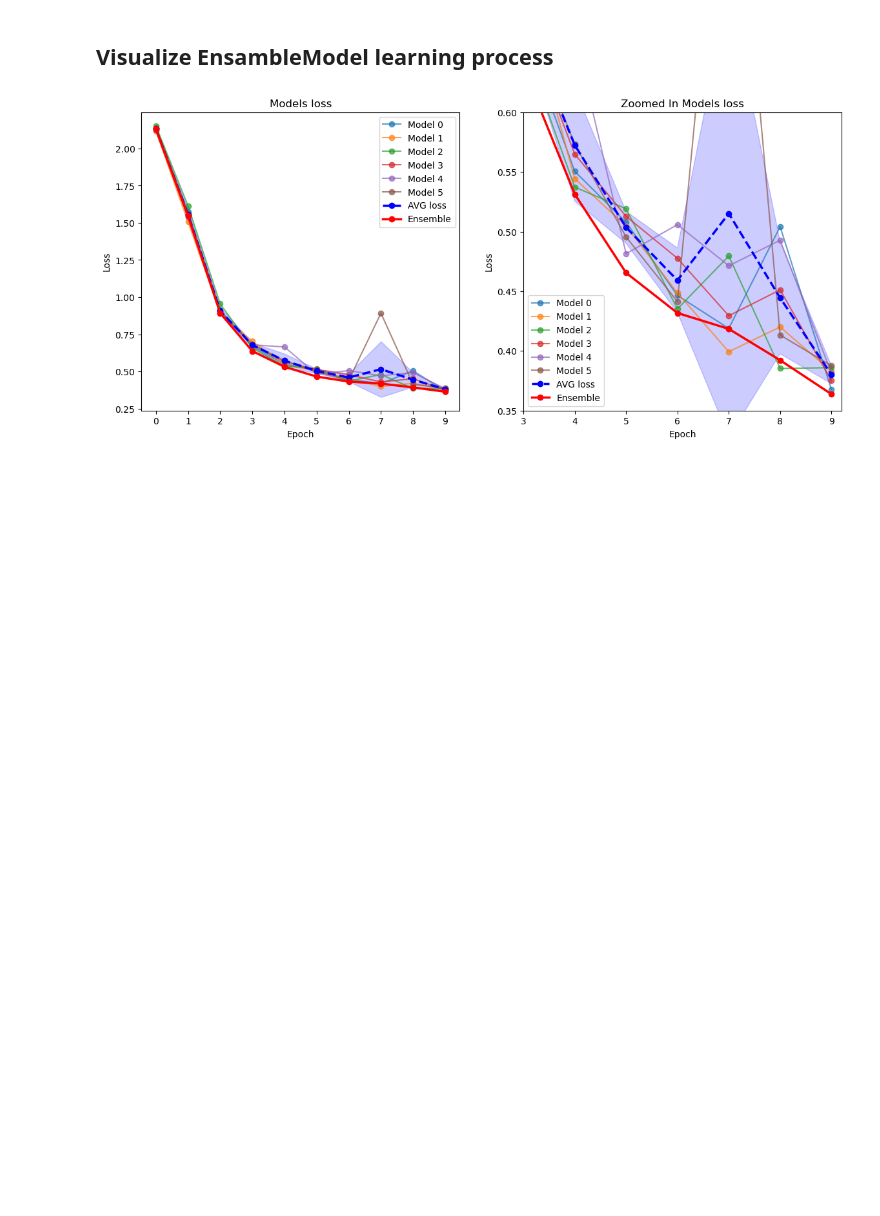
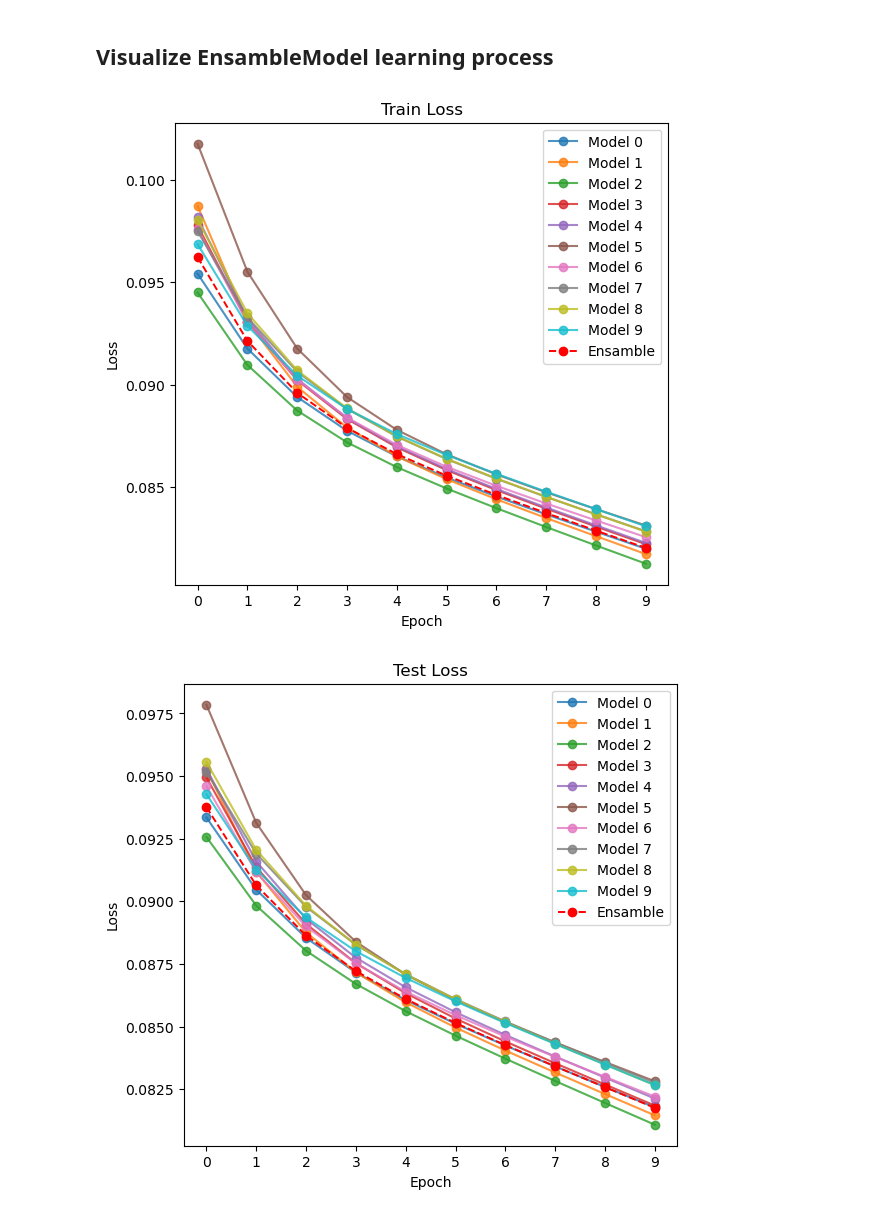
Before and after one commit to KrystianJachna/ml2024-25, a Jupyter notebook: experiments/ensamble_model.ipynb, the cells around one changed output. Drawn from its saved outputs; the diff is of its cells as text; code cells hidden in the pictures; blank space fills up the shorter version.

```diff
--- a/experiments/ensamble_model.ipynb
+++ b/experiments/ensamble_model.ipynb
@@ -214,6 +233,8 @@ plot_models_loss(models_loss_list, zoomed_in=True)
 # %% [markdown]
 ## Now let's focus on training models including EnsambleModel
 # %%
+from typing import List
+
 class EnsambleModel(nn.Module):
     def __init__(self, model_list):
         super().__init__()
@@ -222,4 +243,9 @@ class EnsambleModel(nn.Module):
     def forward(self, x: torch.Tensor) -> torch.Tensor:
         outputs = [model(x) for model in self.model_list]
         return torch.stack(outputs, dim=2).mean(dim=2)
+
+    @staticmethod
+    def calculate_loss(models_preds: List[torch.Tensor], target: torch.Tensor, loss_fn: nn.Module) -> float:
+        ensamble_pred = torch.stack(models_preds, dim=2).mean(dim=2)
+        return loss_fn(ensamble_pred, target).item()
 # %%
@@ -238,12 +255,32 @@ ensamble_model_loss = list()
+# %%
+train_losses = [list() for _ in range(MODELS_NUM + 1)]
+test_losses = [list() for _ in range(MODELS_NUM + 1)]
+test_accuracies = [list() for _ in range(MODELS_NUM + 1)]
 # %%
+all_labels = torch.cat([y.to(device) for _, y in train_loader])
+all_labels = F.one_hot(all_labels, num_classes=10).float()
+
 for t in range(epochs):
-    print(f"Epoch {t+1}\n-------------------------------")
-    for i, (model, optimizer) in enumerate(zip(models_list, optimizers_list)):
-        print(f"\tModel #{i+1}\n")
-        train(train_loader, model, optimizer, loss_fn)
-        models_loss_list[i].append(test(test_loader, model, loss_fn))
-    print(f"\tModel #EnsambleModel\n")
-    ensamble_model_loss.append(test(test_loader, ensamble_model, loss_fn))
+    print(f"Epoch {t + 1}\n-------------------------------")
+    models_preds = [None for _ in range(MODELS_NUM)]
+    for i, (model, optimizer) in enumerate(zip(models, optimizers)):
+        print(f"\tModel #{i + 1}")
+        train_loss, model_preds = train(train_loader, model, optimizer, loss_fn, save_preds=True)
+        test_loss, test_acc = test(test_loader, model, loss_fn)
+        models_preds[i] = model_preds
+        # Save metrics
+        train_losses[i].append(train_loss)
+        test_losses[i].append(test_loss)
+        test_accuracies[i].append(test_acc)
+
+    # Ensemble
+    print(f"\tModel #EnsambleModel")
+    train_loss = EnsambleModel.calculate_loss(models_preds, all_labels, loss_fn)
+    print(f"\tTrain Loss: {train_loss:>8f}")
+    test_loss, test_acc = test(test_loader, ensamble_model, loss_fn)
+    train_losses[-1].append(train_loss)
+    test_losses[-1].append(test_loss)
+    test_accuracies[-1].append(test_acc)
 print("Done!")
 # %% [output]
 Epoch 1
@@ -265,7 +302,8 @@ Epoch 1
 Done!
 # %% [markdown]
 ## Visualize EnsambleModel learning process
-# %%
-plot_models_loss(models_loss_list, zoomed_in=True, ensamble_loss=ensamble_model_loss)
-# %% [output]
-[figure, removed]
+# %%
+plot_models_metrics(train_losses, test_losses, test_accuracies, ensamble_last=True)
+# %% [output]
+[figure, added]
+[figure, added]
```
Also changed, not shown: parts of 19 cells of this notebook.
